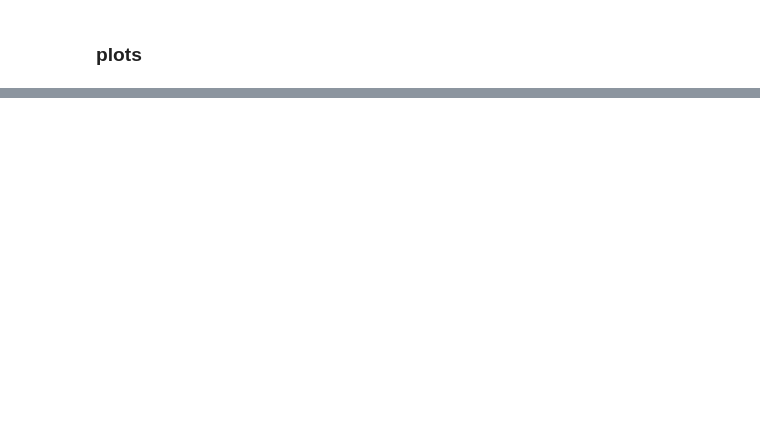
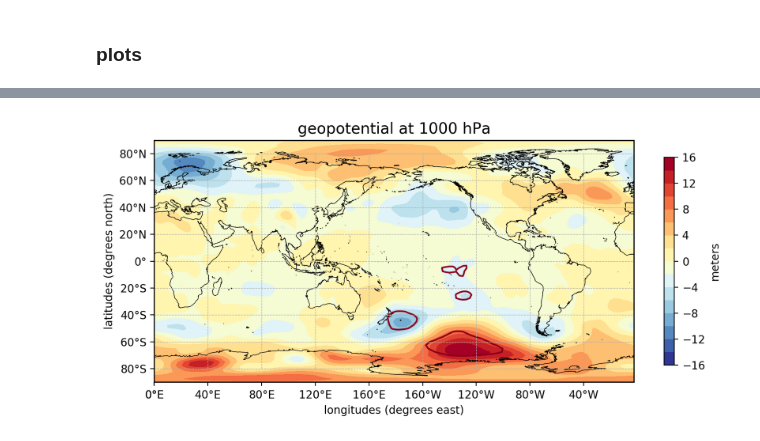
Before and after one commit to nicolasfauchereau/PICT_notebooks, a Jupyter notebook: notebooks/ensemble.ipynb, the cells around one changed output, grey strips where cells are left out. Cells and saved outputs as stored; diff of their text form; code cells hidden in the pictures; blank space fills up the shorter version.

```diff
--- a/notebooks/ensemble.ipynb
+++ b/notebooks/ensemble.ipynb
@@ -32,0 +86,6 @@ f, ax = scalar_plot(sst).plot()
+# %%
+hgt_1000 = analogs(ens, 'ncep', 'hgt_1000').composite()
+# %%
+f, ax = scalar_plot(hgt_1000).plot()
+# %% [output]
+[figure, added]
```
Also changed, not shown: parts of 23 cells of this notebook, 5 other files.
